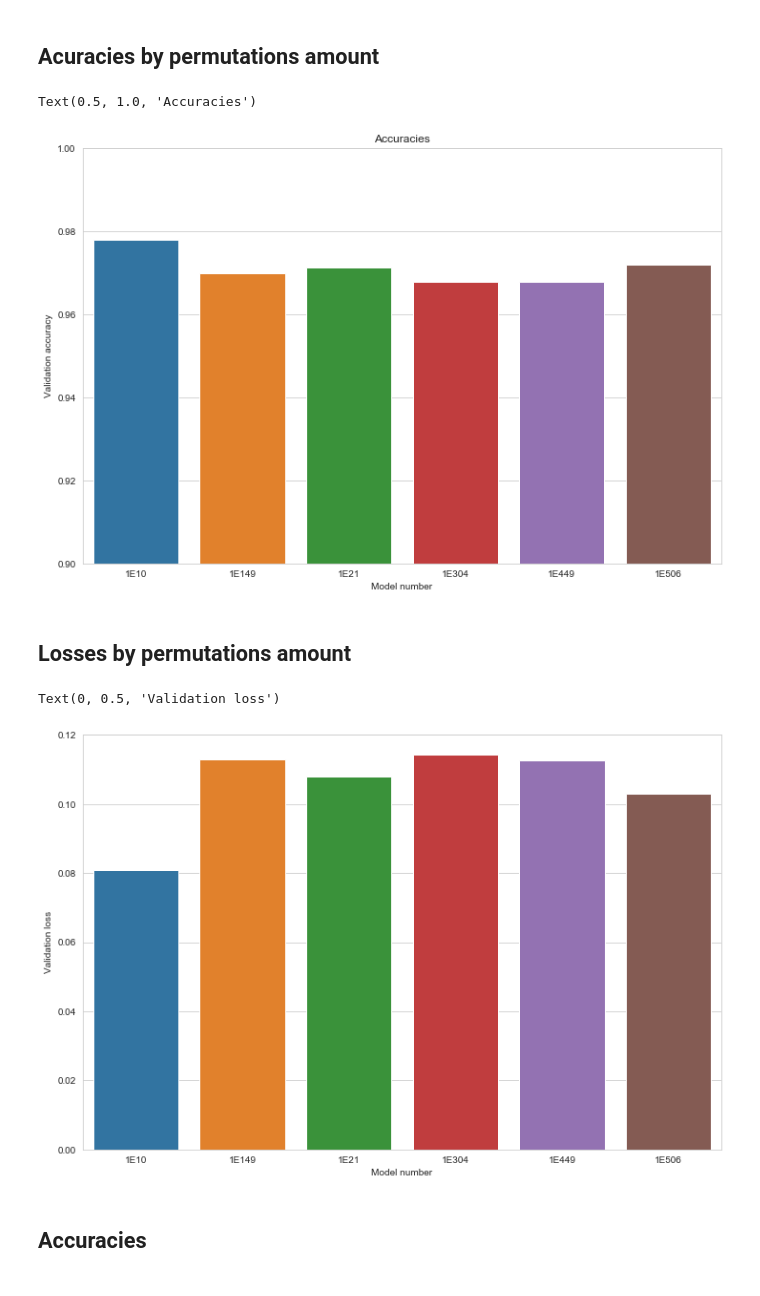
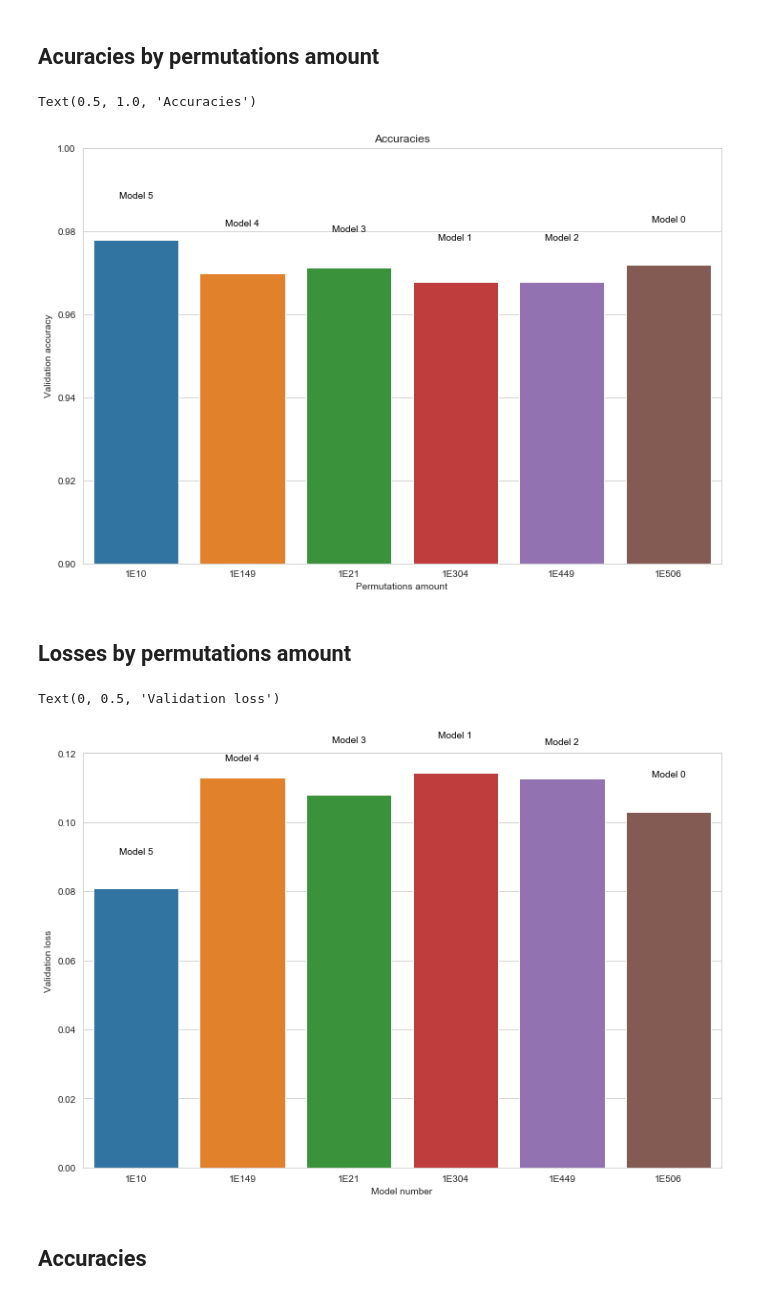
Before and after one commit to andrzejmalota/nn_symmetry, a Jupyter notebook: Results.ipynb, the cells around one changed output. Saved outputs shown, nothing was run; the diff lists cells and outputs as text; code cells hidden in the pictures.

Commit message:
Expanded results

```diff
--- a/Results.ipynb
+++ b/Results.ipynb
@@ -49,25 +49,33 @@ result_df
 # %%
 plt.figure(figsize=(12, 8))
 accs = [max(r['val_acc']) for r in result]
-sns.barplot(x="Approx. permutations amount" ,y="Validation accuracy", data=result_df)
+g = sns.barplot(x="Approx. permutations amount" ,y="Validation accuracy", data=result_df)
+
+for index, row in result_df.iterrows():
+    g.text(index, row["Validation accuracy"]+0.01, "Model " + str(row["Model"]), color='black', ha="center")
+
 plt.ylim([0.9, 1])
-plt.xlabel("Model number")
+plt.xlabel("Permutations amount")
 plt.ylabel("Validation accuracy")
 plt.title("Accuracies")
 # %% [output]
 Text(0.5, 1.0, 'Accuracies')
-[figure, old version]
+[figure, new version]
 # %% [markdown]
 ## Losses by permutations amount
 # %%
 plt.figure(figsize=(12, 8))
 accs = [max(r['val_acc']) for r in result]
-sns.barplot(x="Approx. permutations amount" ,y="Validation loss", data=result_df)
+g = sns.barplot(x="Approx. permutations amount" ,y="Validation loss", data=result_df)
+
+for index, row in result_df.iterrows():
+    g.text(index, row["Validation loss"]+0.01, "Model " + str(row["Model"]), color='black', ha="center")
+
 plt.xlabel("Model number")
 plt.ylabel("Validation loss")
 # %% [output]
 Text(0, 0.5, 'Validation loss')
-[figure, old version]
+[figure, new version]
 # %% [markdown]
 ## Accuracies
 # %%
```
Also changed, not shown: parts of 2 cells of this notebook.
